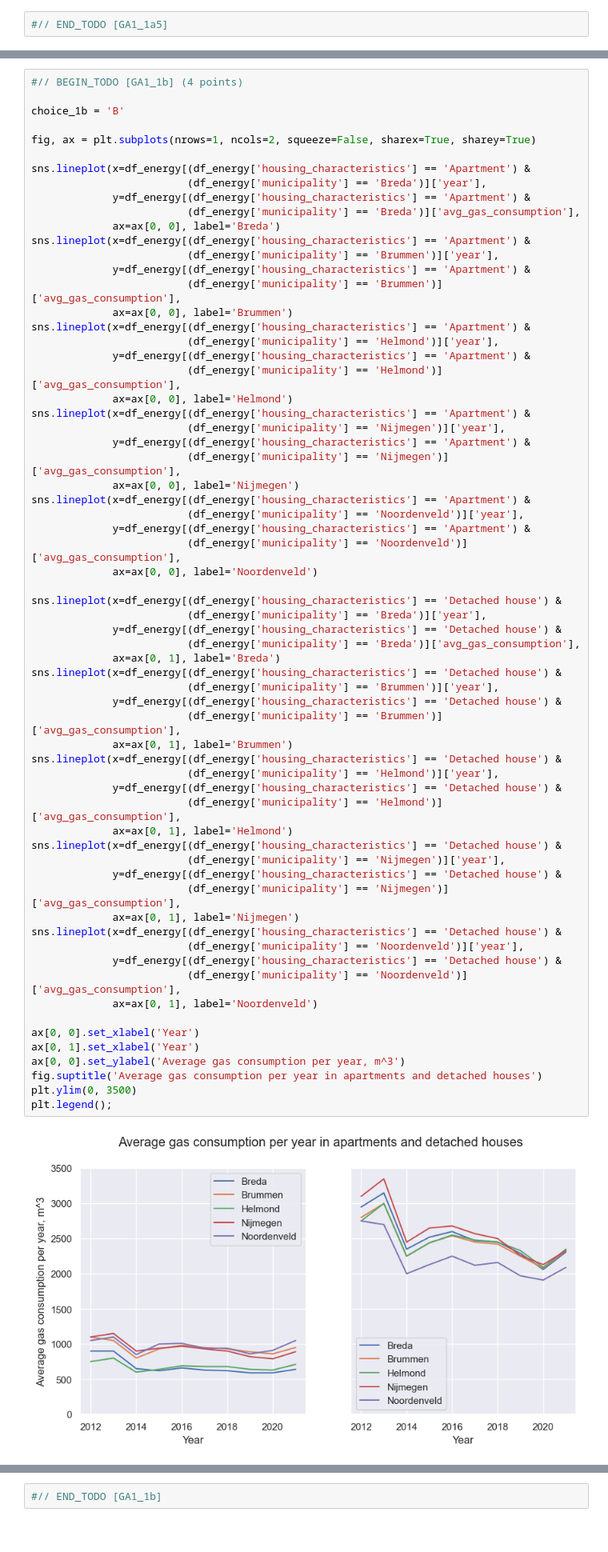
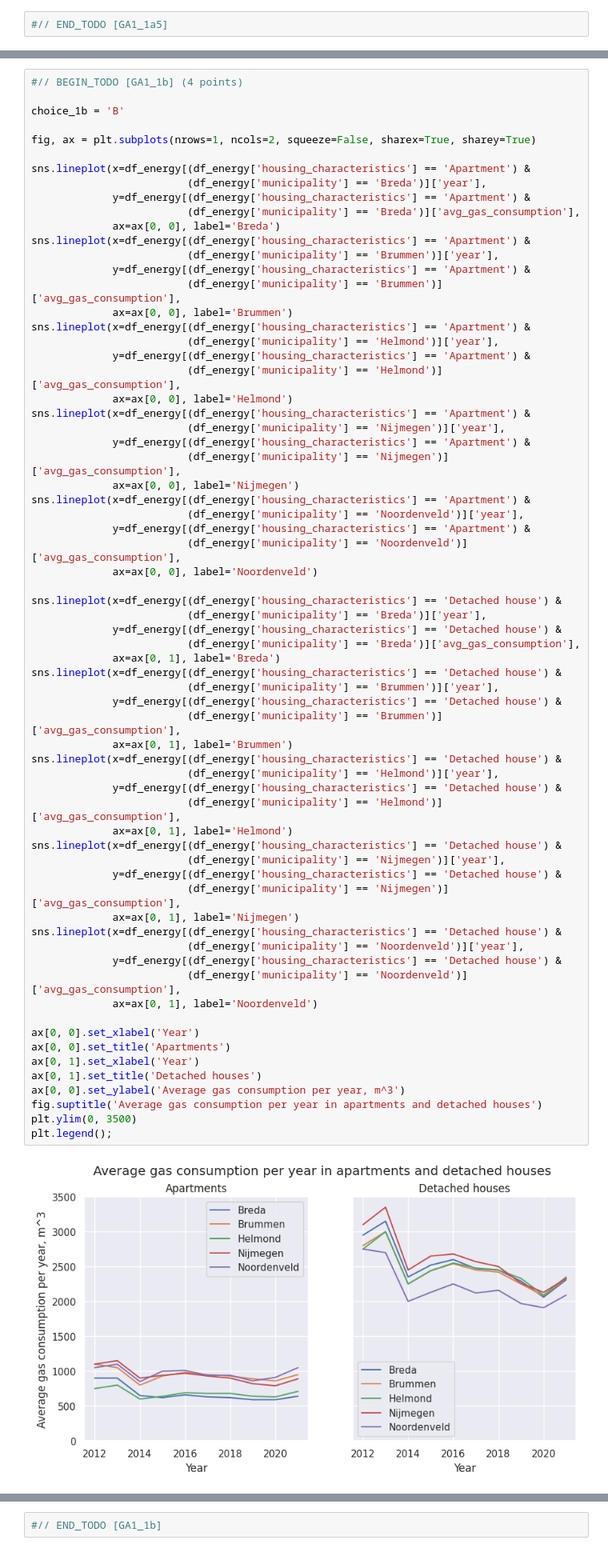
Before and after one commit to Modgen1/2IAB1, a Jupyter notebook: GA1/GA1-2076209.ipynb, the cells around one changed output, grey strips where cells are left out. Shown at 80% size. Cells and saved outputs as stored; diff of their text form.

```diff
--- a/GA1/GA1-2076209.ipynb
+++ b/GA1/GA1-2076209.ipynb
@@ -859,31 +859,33 @@ sns.lineplot(x=df_energy[(df_energy['housing_characteristics'] == 'Detached hous
                          (df_energy['municipality'] == 'Breda')]['avg_gas_consumption'],
              ax=ax[0, 1], label='Breda')
 sns.lineplot(x=df_energy[(df_energy['housing_characteristics'] == 'Detached house') &
                          (df_energy['municipality'] == 'Brummen')]['year'],
              y=df_energy[(df_energy['housing_characteristics'] == 'Detached house') &
                          (df_energy['municipality'] == 'Brummen')]['avg_gas_consumption'],
              ax=ax[0, 1], label='Brummen')
 sns.lineplot(x=df_energy[(df_energy['housing_characteristics'] == 'Detached house') &
                          (df_energy['municipality'] == 'Helmond')]['year'],
              y=df_energy[(df_energy['housing_characteristics'] == 'Detached house') &
                          (df_energy['municipality'] == 'Helmond')]['avg_gas_consumption'],
              ax=ax[0, 1], label='Helmond')
 sns.lineplot(x=df_energy[(df_energy['housing_characteristics'] == 'Detached house') &
                          (df_energy['municipality'] == 'Nijmegen')]['year'],
              y=df_energy[(df_energy['housing_characteristics'] == 'Detached house') &
                          (df_energy['municipality'] == 'Nijmegen')]['avg_gas_consumption'],
              ax=ax[0, 1], label='Nijmegen')
 sns.lineplot(x=df_energy[(df_energy['housing_characteristics'] == 'Detached house') &
                          (df_energy['municipality'] == 'Noordenveld')]['year'],
              y=df_energy[(df_energy['housing_characteristics'] == 'Detached house') &
                          (df_energy['municipality'] == 'Noordenveld')]['avg_gas_consumption'],
              ax=ax[0, 1], label='Noordenveld')
 
 ax[0, 0].set_xlabel('Year')
+ax[0, 0].set_title('Apartments')
 ax[0, 1].set_xlabel('Year')
+ax[0, 1].set_title('Detached houses')
 ax[0, 0].set_ylabel('Average gas consumption per year, m^3')
 fig.suptitle('Average gas consumption per year in apartments and detached houses')
 plt.ylim(0, 3500)
 plt.legend();
 # %% [output]
-[figure, old version]
+[figure, new version]
```
Also changed, not shown: parts of 20 cells of this notebook.
